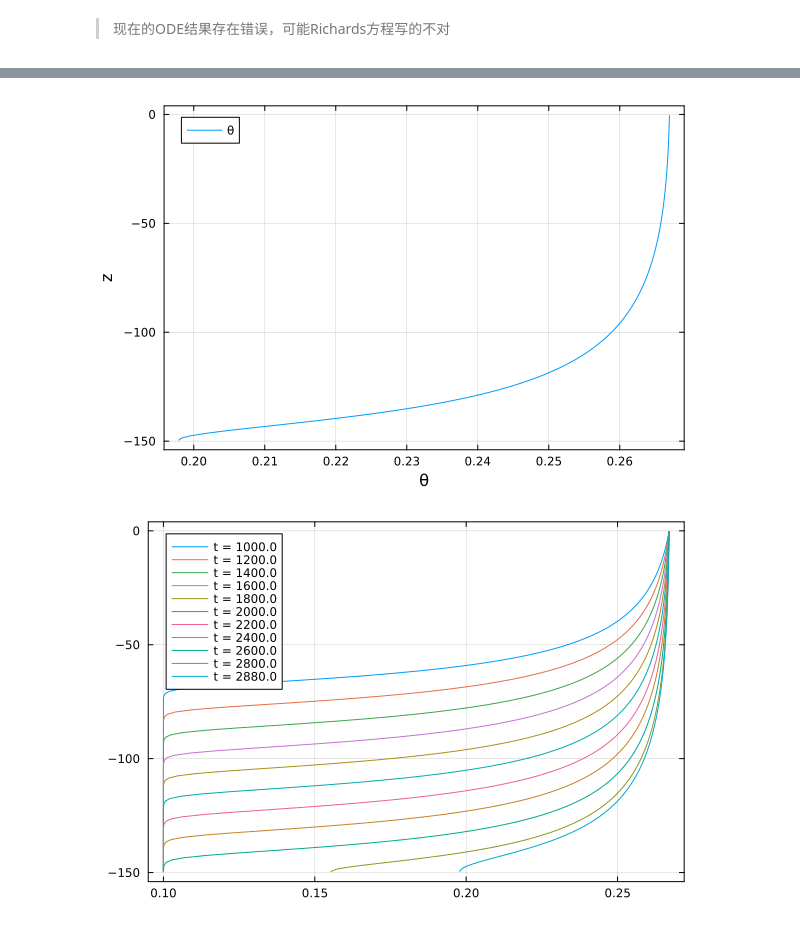
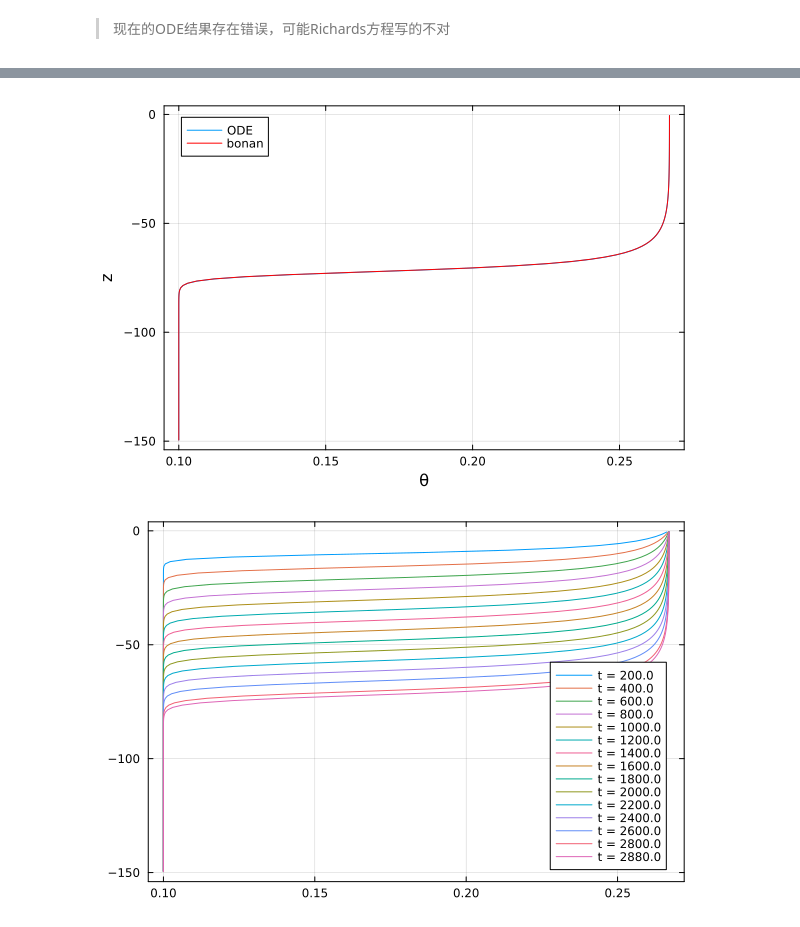
Before and after one commit to jl-pkgs/RichardsEquationExample.jl, a Jupyter notebook: sol_ode.ipynb, the cells around one changed output, grey strips where cells are left out. Cells and saved outputs as stored; diff of their text form; code cells hidden in the pictures.

```diff
--- a/sol_ode.ipynb
+++ b/sol_ode.ipynb
@@ -36,19 +40,21 @@ t: 16-element Vector{Float64}:
 gr(; framestyle=:box)
 _u = sol.u[end]
 ψ = van_genuchten_ψ.(_u; param)
-p1 = plot(sol.u[end], z; xlabel="θ", ylabel="z", label="θ")
+p1 = plot(sol.u[end], z; xlabel="θ", ylabel="z", label="ODE")
+
+plot!(p1, bonan["θ"], z; label="bonan", color=:red)
 # p2 = plot(ψ, z; xlabel="ψ", ylabel="z", label="ψ")
 # plot(p1, p2)
 # %% [output]
-[figure, old version]
+[figure, new version]
 # %%
 fig = plot()
-for i in 5:length(sol.u)-1
+for i in 1:length(sol.u)-1
   _u = sol.u[i+1]
   _t = sol.t[i+1]
   plot!(fig, _u, z; label="t = $_t")
 end
 # _u = cat(sol.u..., dims=2)
 fig
 # %% [output]
-[figure, old version]
+[figure, new version]
```
Also changed, not shown: parts of 2 cells of this notebook, 4 other files.
